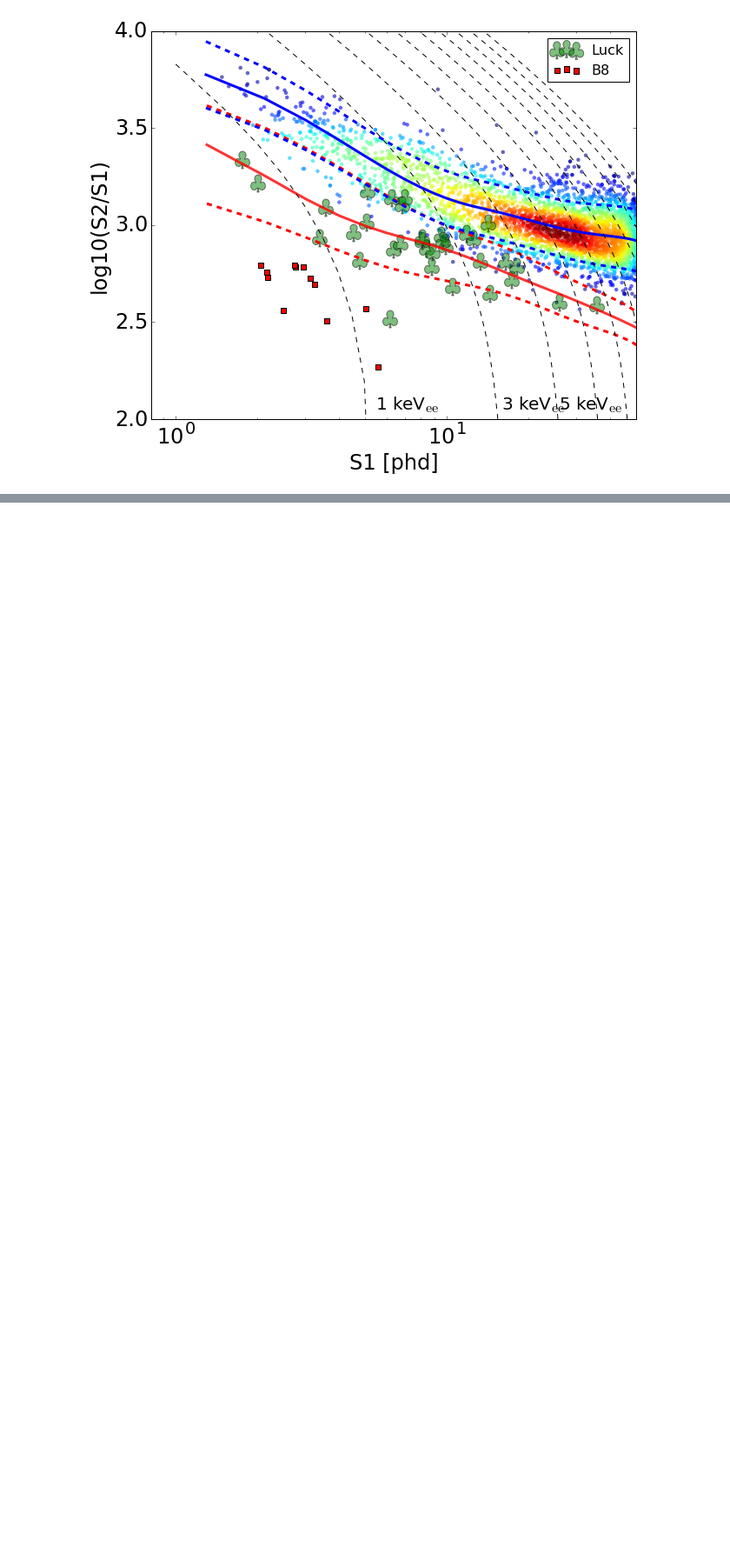
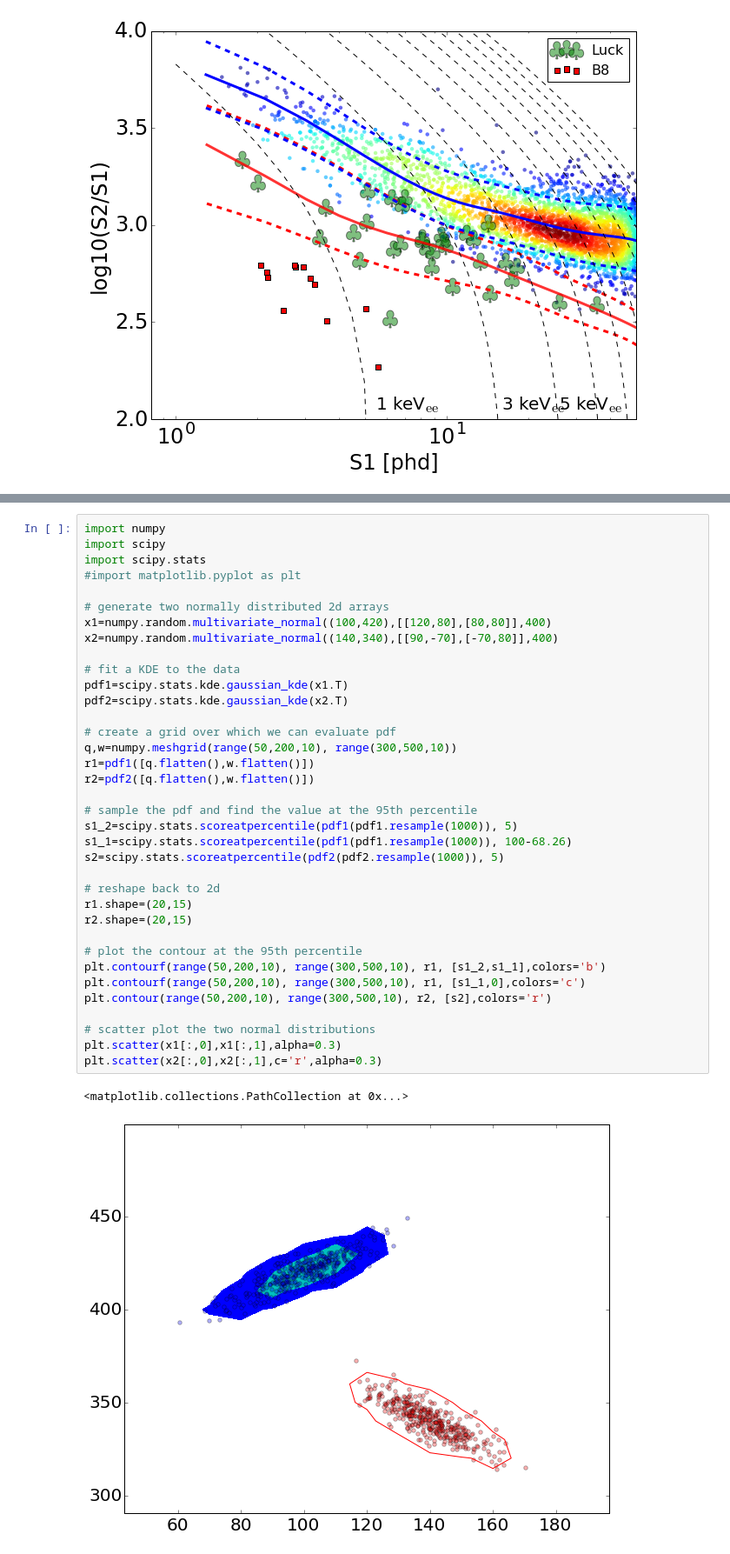
Before and after one commit to attdobi/iPyNb, a Jupyter notebook: PyNEST/TDR/PDF_visualizer.ipynb, the cells around one changed output, grey strips where cells are left out. Shown at 87% size. Drawn from its saved outputs; the diff is of its cells as text; blank space fills up the shorter version.

```diff
--- a/PyNEST/TDR/PDF_visualizer.ipynb
+++ b/PyNEST/TDR/PDF_visualizer.ipynb
@@ -774,0 +777,39 @@ savefig('figs/'+title+'_1LZ-Luck-log.png')
+# %%
+import numpy
+import scipy
+import scipy.stats
+#import matplotlib.pyplot as plt
+
+# generate two normally distributed 2d arrays
+x1=numpy.random.multivariate_normal((100,420),[[120,80],[80,80]],400)
+x2=numpy.random.multivariate_normal((140,340),[[90,-70],[-70,80]],400)
+
+# fit a KDE to the data
+pdf1=scipy.stats.kde.gaussian_kde(x1.T)
+pdf2=scipy.stats.kde.gaussian_kde(x2.T)
+
+# create a grid over which we can evaluate pdf
+q,w=numpy.meshgrid(range(50,200,10), range(300,500,10))
+r1=pdf1([q.flatten(),w.flatten()])
+r2=pdf2([q.flatten(),w.flatten()])
+
+# sample the pdf and find the value at the 95th percentile
+s1_2=scipy.stats.scoreatpercentile(pdf1(pdf1.resample(1000)), 5)
+s1_1=scipy.stats.scoreatpercentile(pdf1(pdf1.resample(1000)), 100-68.26)
+s2=scipy.stats.scoreatpercentile(pdf2(pdf2.resample(1000)), 5)
+
+# reshape back to 2d
+r1.shape=(20,15)
+r2.shape=(20,15)
+
+# plot the contour at the 95th percentile
+plt.contourf(range(50,200,10), range(300,500,10), r1, [s1_2,s1_1],colors='b')
+plt.contourf(range(50,200,10), range(300,500,10), r1, [s1_1,0],colors='c')
+plt.contour(range(50,200,10), range(300,500,10), r2, [s2],colors='r')
+
+# scatter plot the two normal distributions
+plt.scatter(x1[:,0],x1[:,1],alpha=0.3)
+plt.scatter(x2[:,0],x2[:,1],c='r',alpha=0.3)
+# %% [output]
+<matplotlib.collections.PathCollection at 0x...>
+[figure, added]
```
Also changed, not shown: parts of 6 cells of this notebook, 54 other files.
